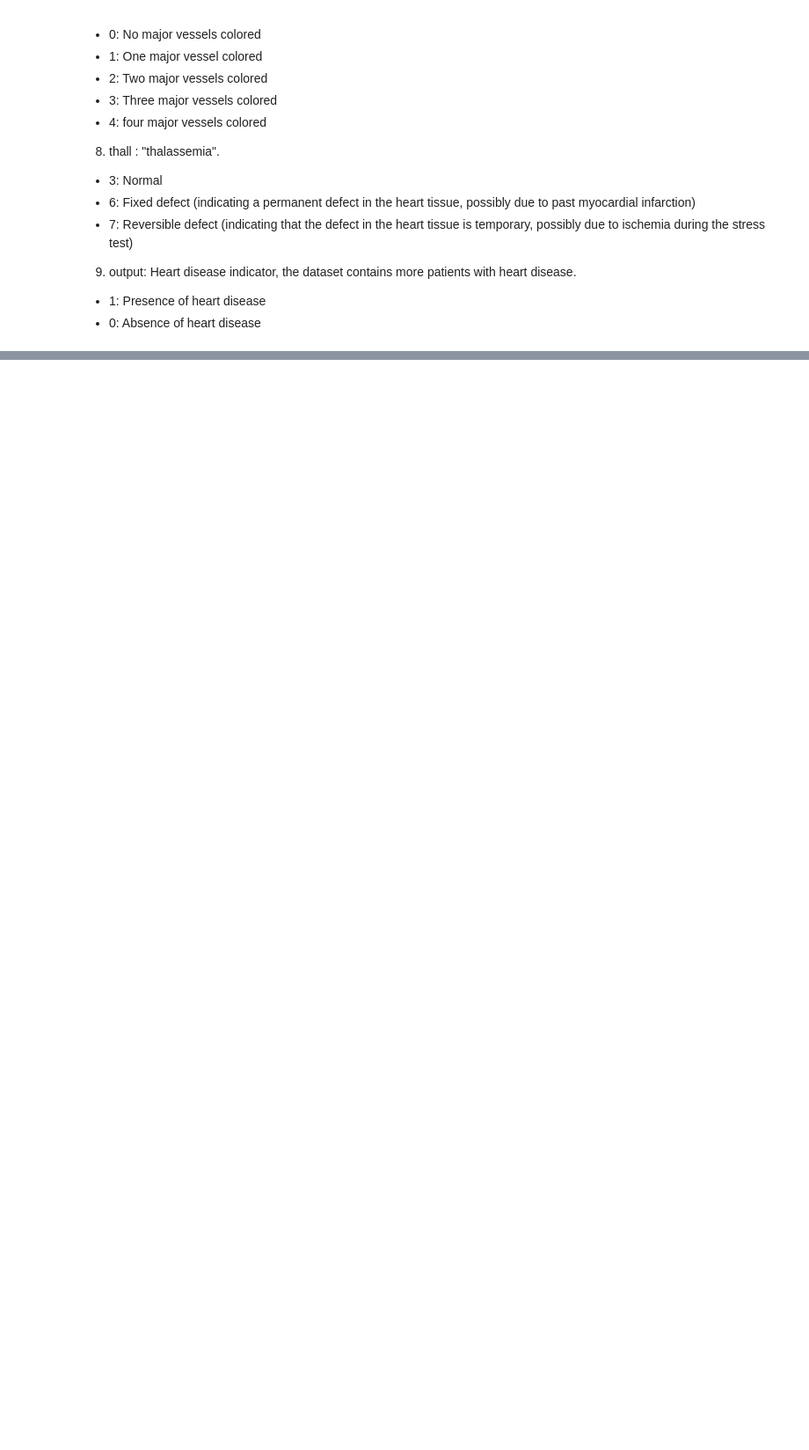
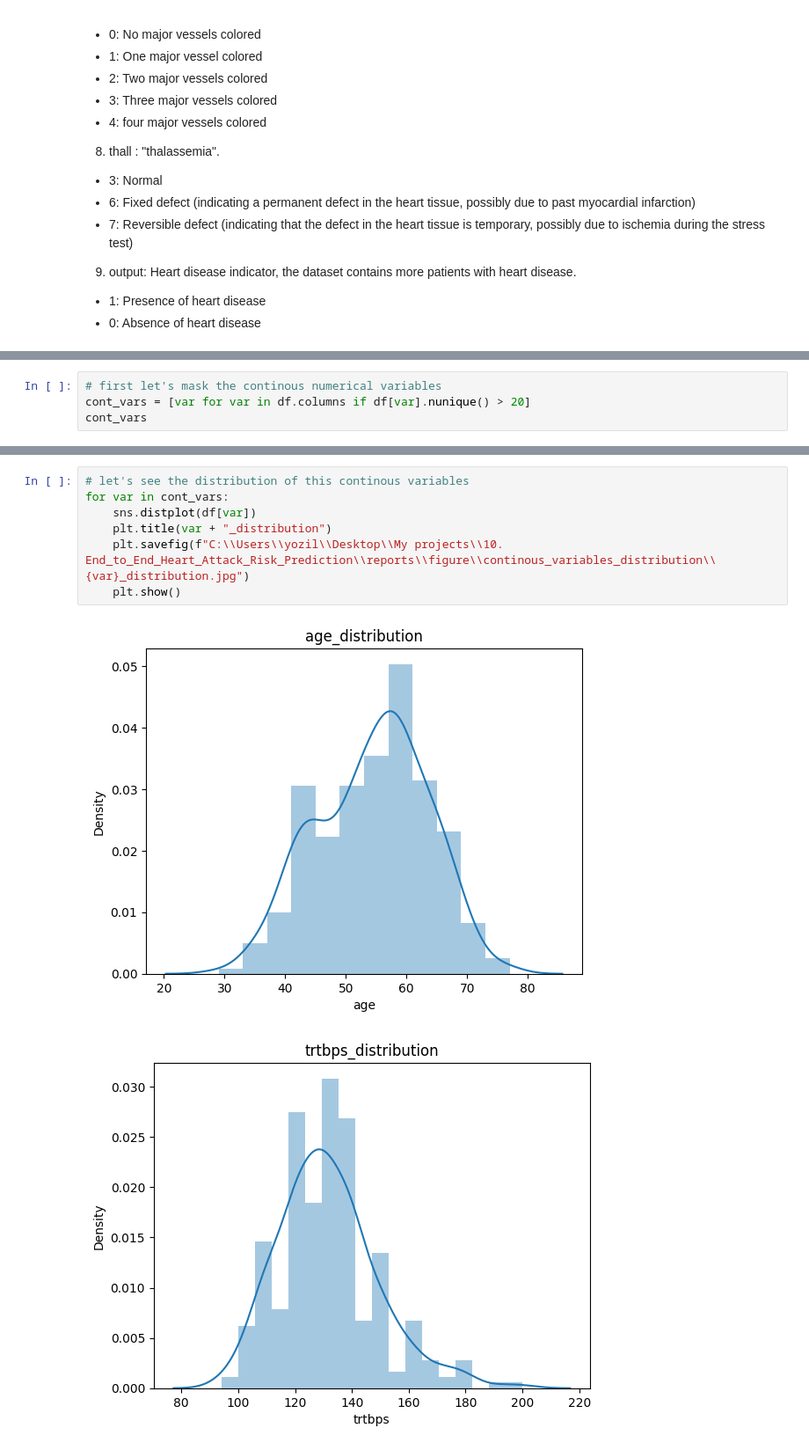
Before and after one commit to yordanossimegnew/Heart_Attack_Risk_Prediction, a Jupyter notebook: notebooks/1.Data_Analysis.ipynb, the cells around one changed output, grey strips where cells are left out. Shown at 88% size. Drawn from its saved outputs; the diff is of its cells as text; blank space fills up the shorter version.

```diff
--- a/notebooks/1.Data_Analysis.ipynb
+++ b/notebooks/1.Data_Analysis.ipynb
@@ -184,0 +198,4 @@ From the above plot we can conclude that
+# %%
+# first let's mask the continous numerical variables
+cont_vars = [var for var in df.columns if df[var].nunique() > 20]
+cont_vars
@@ -184,0 +220,10 @@ From the above plot we can conclude that
+# %%
+# let's see the distribution of this continous variables
+for var in cont_vars:
+    sns.distplot(df[var])
+    plt.title(var + "_distribution")
+    plt.savefig(f"C:\\Users\\yozil\\Desktop\\My projects\\10. End_to_End_Heart_Attack_Risk_Prediction\\reports\\figure\\continous_variables_distribution\\{var}_distribution.jpg")
+    plt.show()
+# %% [output]
+[figure, added]
+[figure, added]
```
Also changed, not shown: parts of 25 cells of this notebook.
